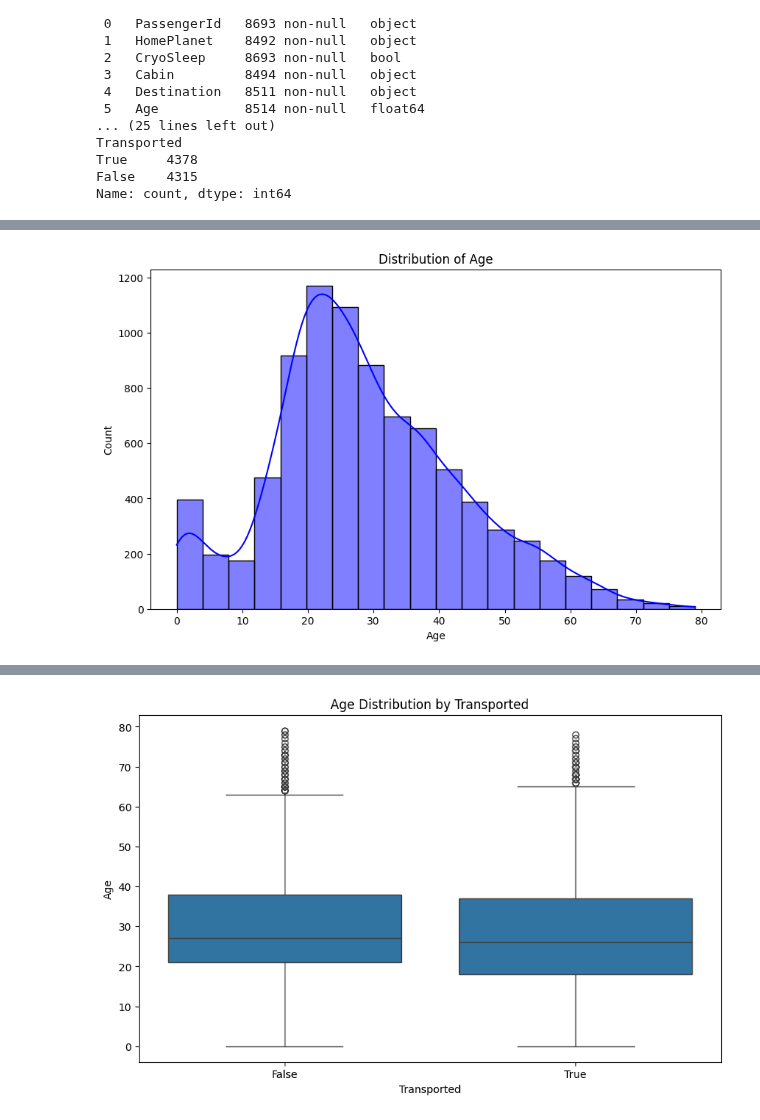
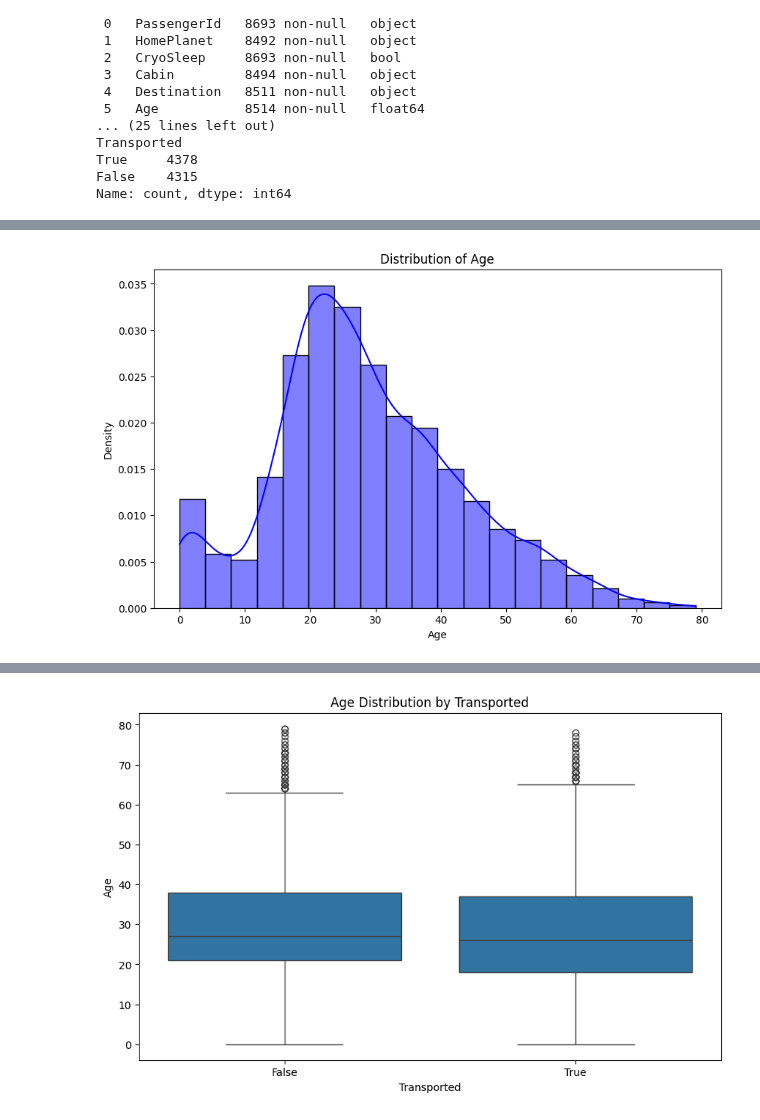
Before and after one commit to 7PAM2015-0509-2023-Group17/Kaggle-Challenge, a Jupyter notebook: Kaggle_Challenge_notebook.ipynb, the cells around one changed output, grey strips where cells are left out. Drawn from its saved outputs; the diff is of its cells as text; code cells hidden in the pictures.

```diff
--- a/Kaggle_Challenge_notebook.ipynb
+++ b/Kaggle_Challenge_notebook.ipynb
@@ -113,0 +101,5 @@ max    24133.000000
+# %%
+# Feature engineering: Split Cabin column into Deck, Number, and Side
+train[['Deck', 'CabinNum', 'Side']] = train['Cabin'].str.split('/', expand=True)
+# Drop the original Cabin column
+train.drop(columns=['Cabin'], inplace=True)
@@ -114,10 +116,14 @@ max    24133.000000
 # %%
 # Distribution of Age
 plt.figure(figsize=(10, 6))
-sns.histplot(train['Age'].dropna(), bins=20, kde=True, color='blue')
+# Plotting the histogram with seaborn
+sns.histplot(train['Age'], bins=20, kde=True, color='blue', stat='density')
+# Adding title and labels
 plt.title('Distribution of Age')
 plt.xlabel('Age')
-plt.ylabel('Count')
+plt.ylabel('Density')
+
+# Display the plot
 plt.show()
 # %% [output]
-[figure, old version]
+[figure, new version]
```
Also changed, not shown: parts of 11 cells of this notebook.
